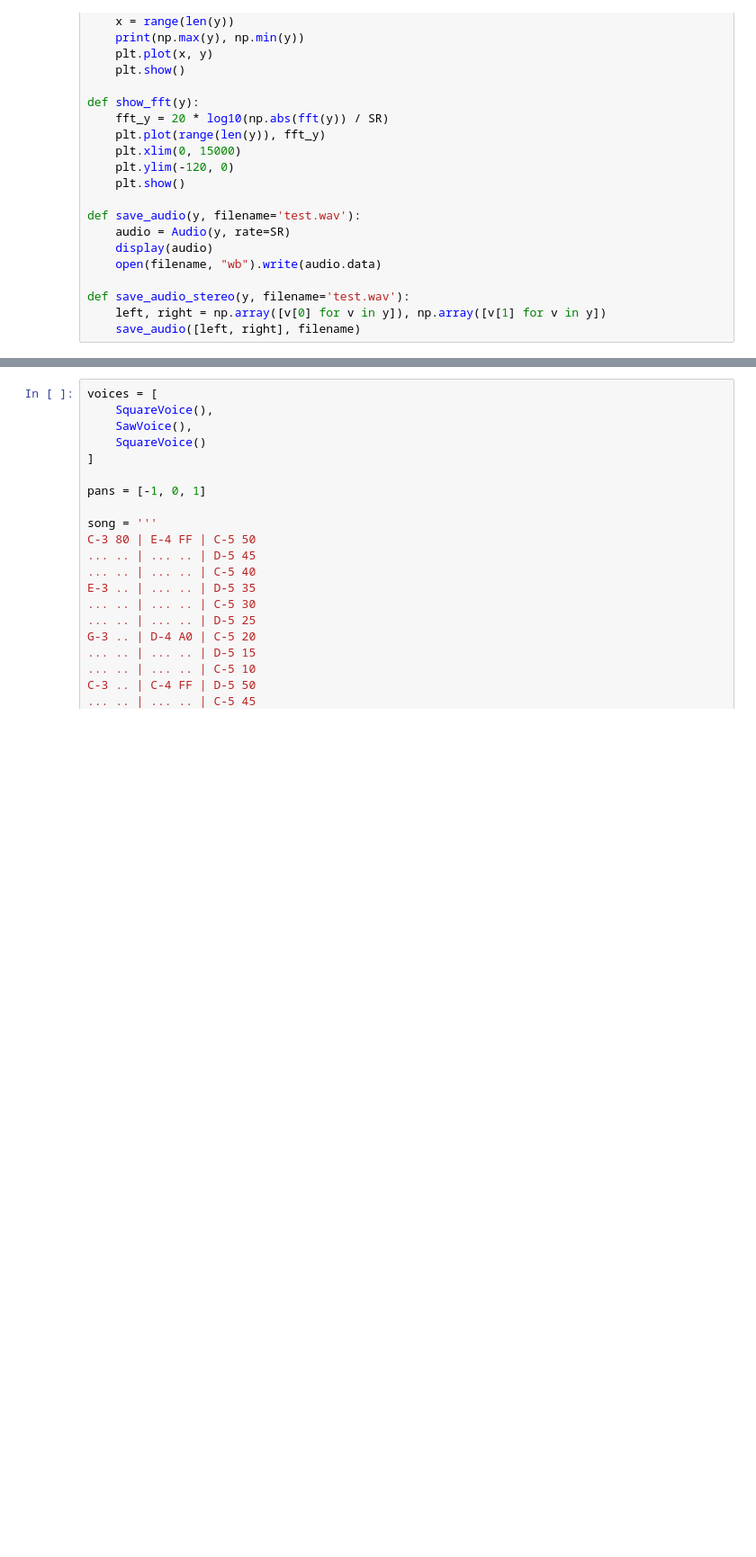
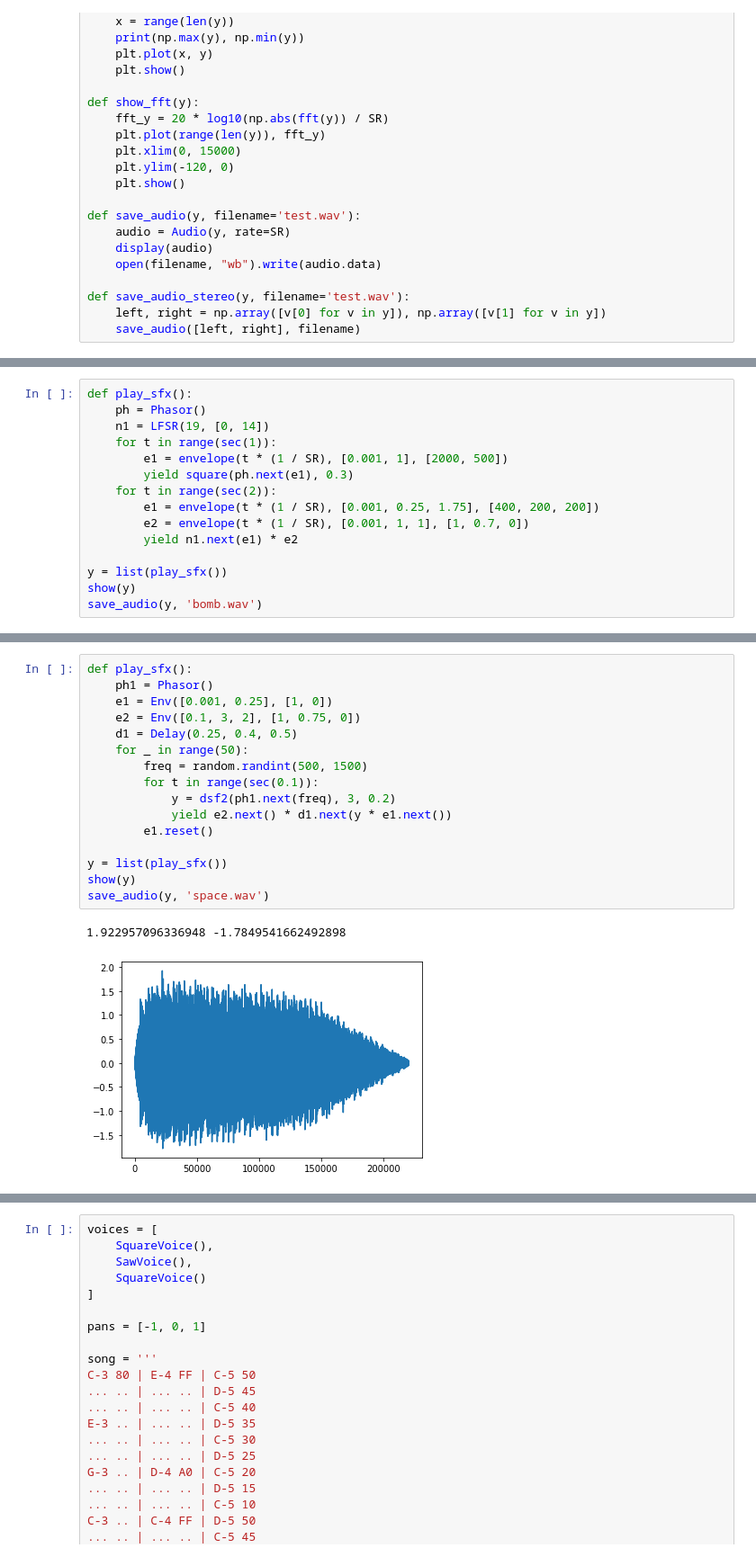
Before and after one commit to true-grue/zvon, a Jupyter notebook: libzvuk.ipynb, the cells around one changed output, grey strips where cells are left out. Shown at 90% size. Drawn from its saved outputs; the diff is of its cells as text; blank space fills up the shorter version.

```diff
--- a/libzvuk.ipynb
+++ b/libzvuk.ipynb
@@ -184 +274,16 @@ save_audio(y, 'bells.wav')
 [interactive output not drawn]
+# %%
+def play_sfx():
+    ph = Phasor()
+    n1 = LFSR(19, [0, 14])
+    for t in range(sec(1)):
+        e1 = envelope(t * (1 / SR), [0.001, 1], [2000, 500])
+        yield square(ph.next(e1), 0.3)
+    for t in range(sec(2)):
+        e1 = envelope(t * (1 / SR), [0.001, 0.25, 1.75], [400, 200, 200])
+        e2 = envelope(t * (1 / SR), [0.001, 1, 1], [1, 0.7, 0])
+        yield n1.next(e1) * e2
+
+y = list(play_sfx())
+show(y)
+save_audio(y, 'bomb.wav')
@@ -184,0 +294,19 @@ save_audio(y, 'bells.wav')
+# %%
+def play_sfx():
+    ph1 = Phasor()
+    e1 = Env([0.001, 0.25], [1, 0])
+    e2 = Env([0.1, 3, 2], [1, 0.75, 0])
+    d1 = Delay(0.25, 0.4, 0.5)
+    for _ in range(50):
+        freq = random.randint(500, 1500)
+        for t in range(sec(0.1)):
+            y = dsf2(ph1.next(freq), 3, 0.2)
+            yield e2.next() * d1.next(y * e1.next())
+        e1.reset()
+
+y = list(play_sfx())
+show(y)
+save_audio(y, 'space.wav')
+# %% [output]
+1.922957096336948 -1.7849541662492898
+[figure, added]
```
Also changed, not shown: parts of 21 cells of this notebook, 7 other files.
